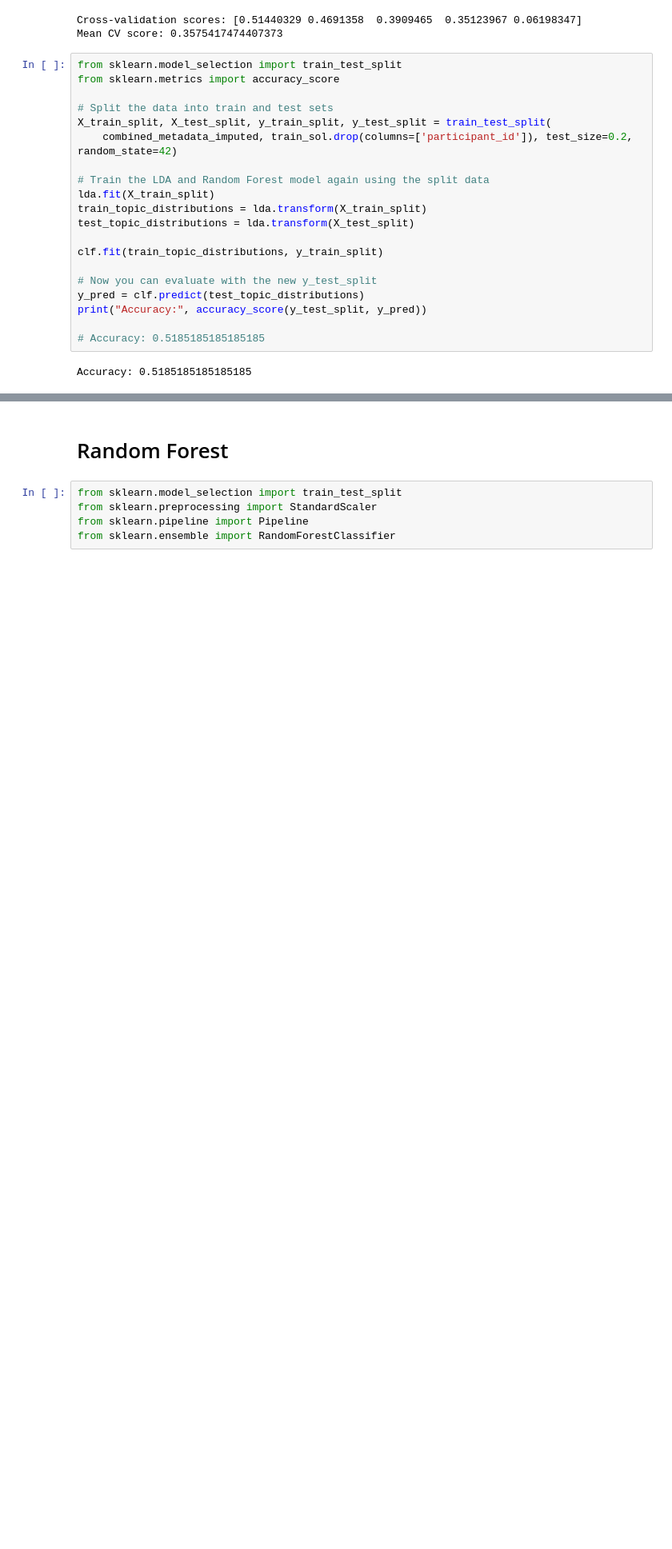
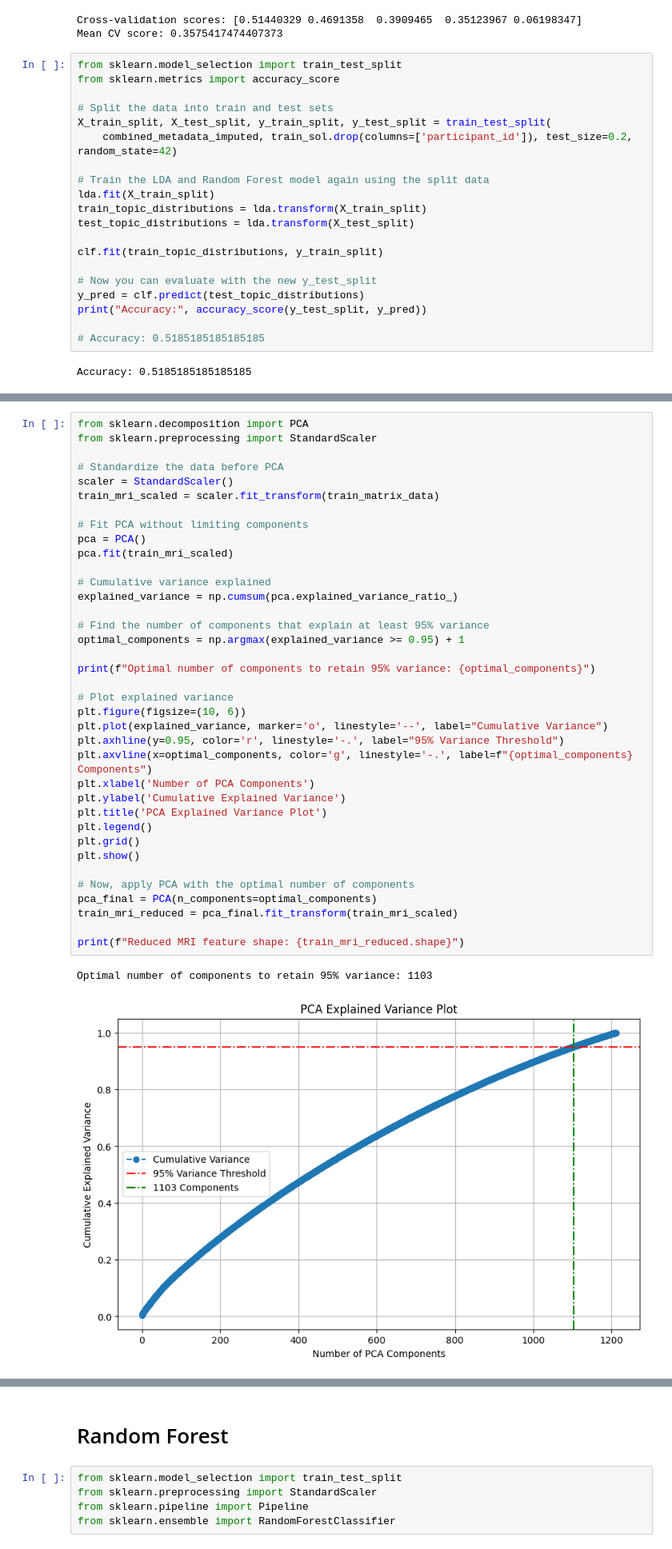
Before and after one commit to jchen0000/widsdatathon2025, a Jupyter notebook: python/Jiaqi.ipynb, the cells around one changed output, grey strips where cells are left out. Shown at 80% size. Cells and saved outputs as stored; diff of their text form; blank space fills up the shorter version.

```diff
--- a/python/Jiaqi.ipynb
+++ b/python/Jiaqi.ipynb
@@ -284,0 +265,40 @@ LatentDirichletAllocation(n_components=5, random_state=42)
+# %%
+from sklearn.decomposition import PCA
+from sklearn.preprocessing import StandardScaler
+
+# Standardize the data before PCA
+scaler = StandardScaler()
+train_mri_scaled = scaler.fit_transform(train_matrix_data)
+
+# Fit PCA without limiting components
+pca = PCA()
+pca.fit(train_mri_scaled)
+
+# Cumulative variance explained
+explained_variance = np.cumsum(pca.explained_variance_ratio_)
+
+# Find the number of components that explain at least 95% variance
+optimal_components = np.argmax(explained_variance >= 0.95) + 1
+
+print(f"Optimal number of components to retain 95% variance: {optimal_components}")
+
+# Plot explained variance
+plt.figure(figsize=(10, 6))
+plt.plot(explained_variance, marker='o', linestyle='--', label="Cumulative Variance")
+plt.axhline(y=0.95, color='r', linestyle='-.', label="95% Variance Threshold")
+plt.axvline(x=optimal_components, color='g', linestyle='-.', label=f"{optimal_components} Components")
+plt.xlabel('Number of PCA Components')
+plt.ylabel('Cumulative Explained Variance')
+plt.title('PCA Explained Variance Plot')
+plt.legend()
+plt.grid()
+plt.show()
+
+# Now, apply PCA with the optimal number of components
+pca_final = PCA(n_components=optimal_components)
+train_mri_reduced = pca_final.fit_transform(train_mri_scaled)
+
+print(f"Reduced MRI feature shape: {train_mri_reduced.shape}")
+# %% [output]
+Optimal number of components to retain 95% variance: 1103
+[figure, added]
```
Also changed, not shown: parts of 6 cells of this notebook.
